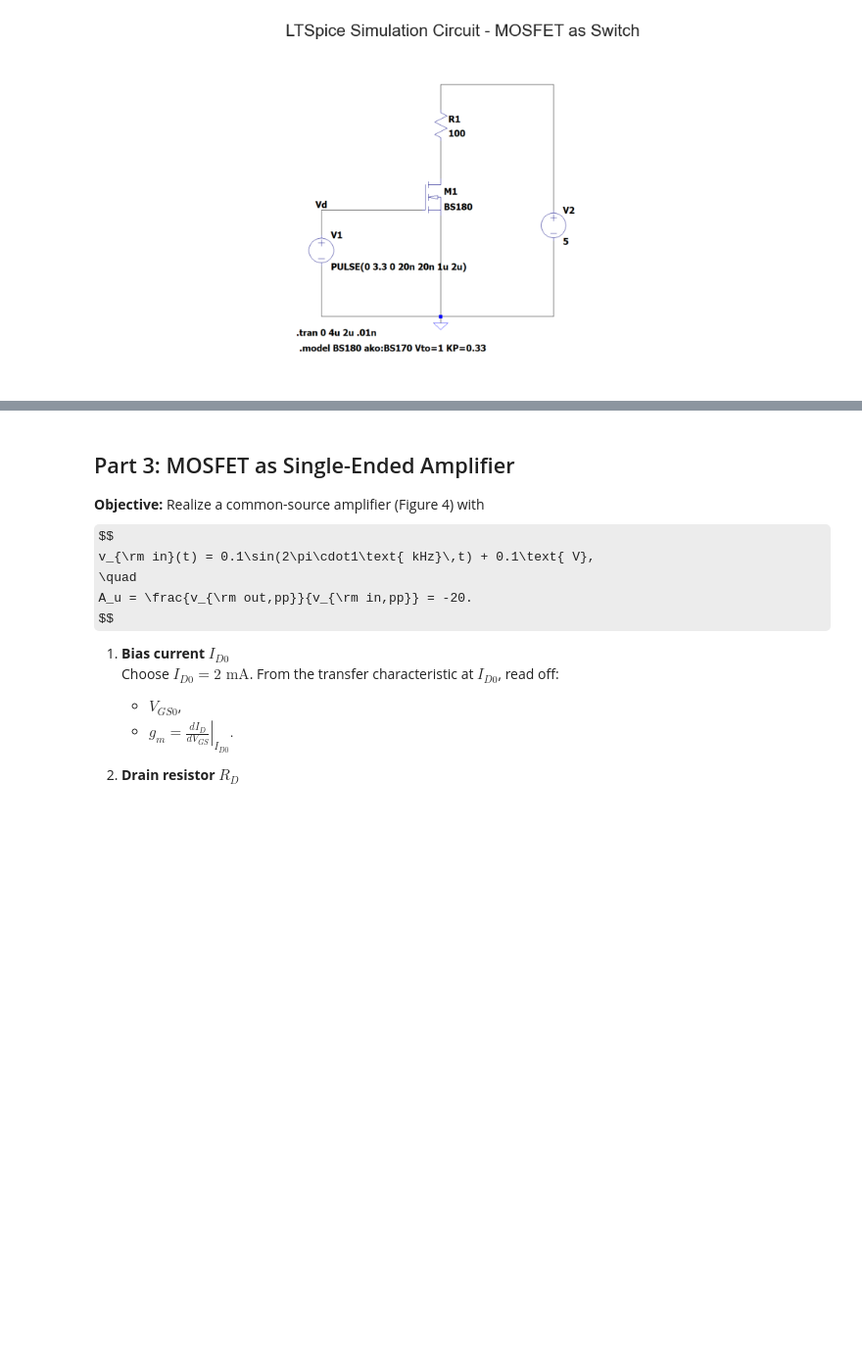
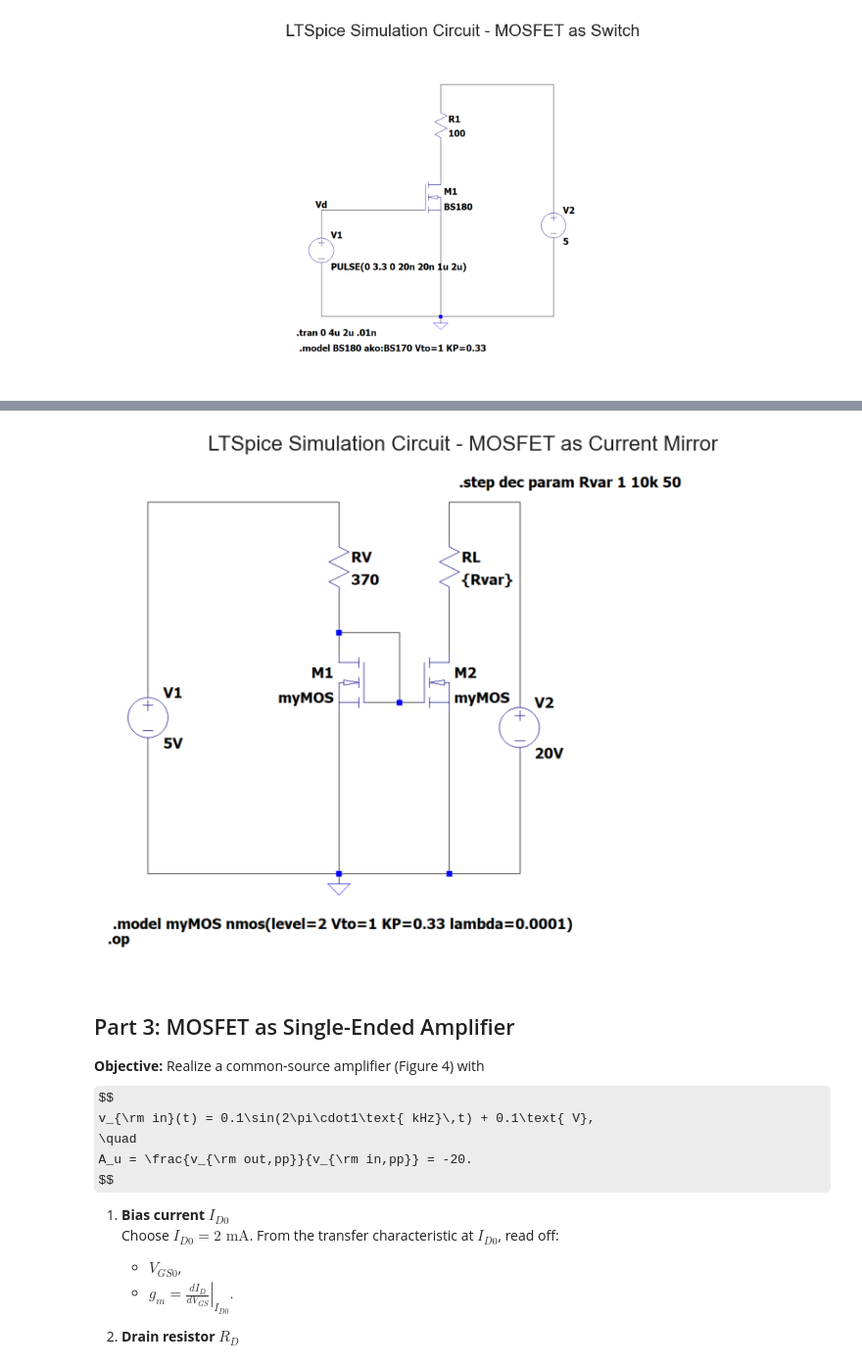
Before and after one commit to Ashu-NT/power_electronics_lab, a Jupyter notebook: src/Lab_2.ipynb, the cells around one changed output, grey strips where cells are left out. Shown at 98% size. Drawn from its saved outputs; the diff is of its cells as text; code cells hidden in the pictures; some formulas as TeX source; blank space fills up the shorter version.

```diff
--- a/src/Lab_2.ipynb
+++ b/src/Lab_2.ipynb
@@ -115,15 +115,17 @@ if IS_LTSPICE_CIRCUIT_AVAILABLE:
 # %%
 from components.data_visualizing import insert_circut_diagram
 
 # change to TRUE is you have Simulation Circuit Image
 # Provide to the image folder, change the name to match
 
-IS_LTSPICE_CIRCUIT_AVAILABLE = False
-img_path = '../images/image_name_here.jpg'  # change string to name of LTspice image
-img_title = "LTSpice Simulation Circuit" # Enter Image Title Here
+IS_LTSPICE_CIRCUIT_AVAILABLE = True
+img_path = '../images/Task_2.png'  # change string to name of LTspice image
+img_title = "LTSpice Simulation Circuit - MOSFET as Current Mirror" # Enter Image Title Here
 
 if IS_LTSPICE_CIRCUIT_AVAILABLE:
     insert_circut_diagram(img_path=img_path,img_title=img_title)
+# %% [output]
+[figure, added]
 # %% [markdown]
 ## Part 3: MOSFET as Single-Ended Amplifier
 
```
Also changed, not shown: parts of 4 cells of this notebook, 3 other files.
